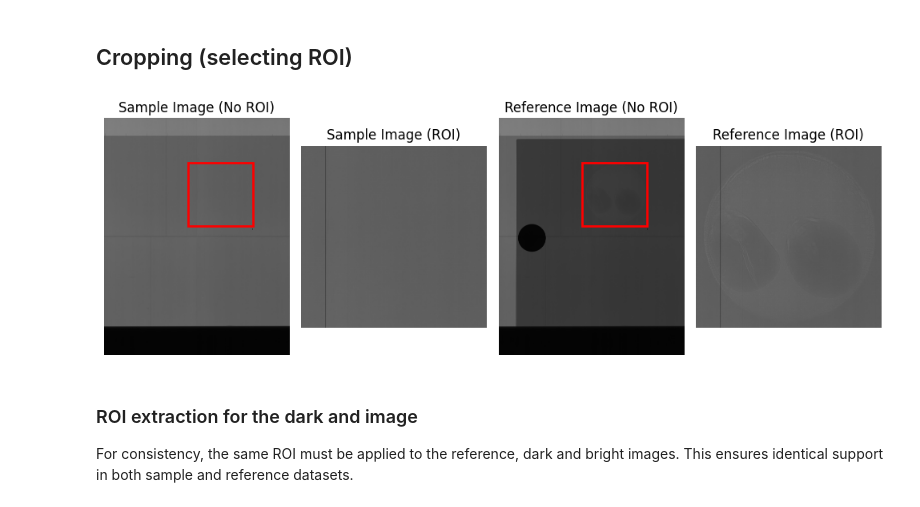
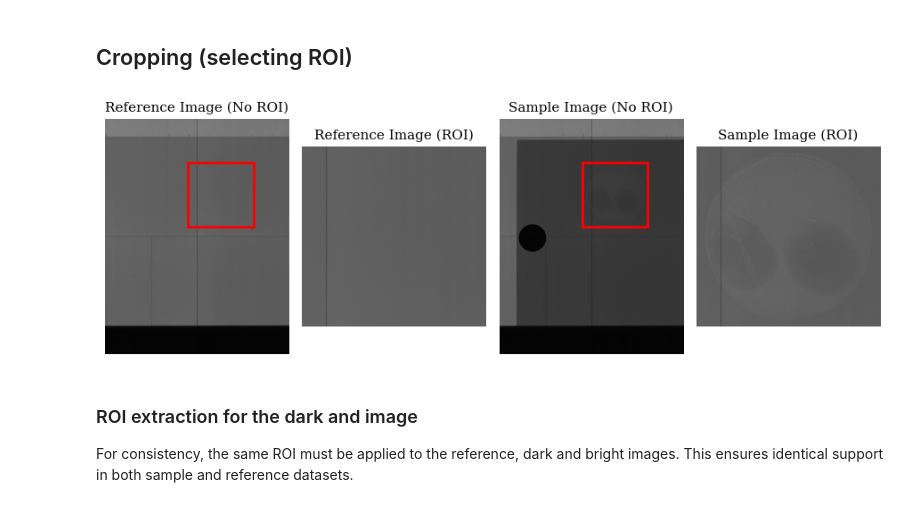
Before and after one commit to JLBeltran-IMAG/shimexpy, a Jupyter notebook: examples/workflow_example.ipynb, the cells around one changed output. Drawn from its saved outputs; the diff is of its cells as text; code cells hidden in the pictures.

```diff
--- a/examples/workflow_example.ipynb
+++ b/examples/workflow_example.ipynb
@@ -12,6 +12,19 @@ We’ll load a small example dataset, extract the spatial harmonics, and reconst
 # Core scientific stack
 import numpy as np
 import matplotlib.pyplot as plt
+
+plt.rcParams.update({
+    "font.family": "serif",
+    "font.size": 10,
+    "axes.titlesize": 11,
+    "axes.labelsize": 10,
+    "xtick.labelsize": 9,
+    "ytick.labelsize": 9,
+    "legend.fontsize": 9,
+})
+
+# All figures will be exported in
+path2exp = "/home/beltran/DOCTORADO/PhD work/Working/ShimexPy/imgs"
 
 # Visualization helpers
 from skimage.exposure import equalize_hist, rescale_intensity
@@ -104,7 +119,7 @@ dark_img_roi = dark_img[y0:y1 , x0:x1]
 # %%
 import matplotlib.patches as patches
 
-fig_roi, axes = plt.subplots(1, 4, figsize=(10, 5))
+fig, axes = plt.subplots(1, 4, figsize=(9, 4))
 
 width = x1 - x0
 height = y1 - y0
@@ -115,36 +130,36 @@ rect1 = patches.Rectangle(
     linewidth=2,
     edgecolor='red',
     facecolor='none'
 )
 
 rect2 = patches.Rectangle(
     (x0, y0),
     width, height,
     linewidth=2,
     edgecolor='red',
     facecolor='none'
 )
 
 axes[0].imshow(reference_img, cmap="gray")
-axes[0].set_title("Sample Image (No ROI)")
+axes[0].set_title("Reference Image (No ROI)")
 axes[0].axis("off")
 
 axes[0].add_patch(rect1)
 
 axes[1].imshow(reference_img_roi, cmap="gray")
-axes[1].set_title("Sample Image (ROI)")
+axes[1].set_title("Reference Image (ROI)")
 axes[1].axis("off")
 
 axes[2].imshow(sample_img, cmap="gray")
-axes[2].set_title("Reference Image (No ROI)")
+axes[2].set_title("Sample Image (No ROI)")
 axes[2].axis("off")
 
 axes[2].add_patch(rect2)
 
 axes[3].imshow(sample_img_roi, cmap="gray")
-axes[3].set_title("Reference Image (ROI)")
+axes[3].set_title("Sample Image (ROI)")
 axes[3].axis("off")
 
-fig_roi.tight_layout()
+fig.tight_layout()
 # %% [output]
-[figure, old version]
+[figure, new version]
```
Also changed, not shown: parts of 32 cells of this notebook, 3 other files.
